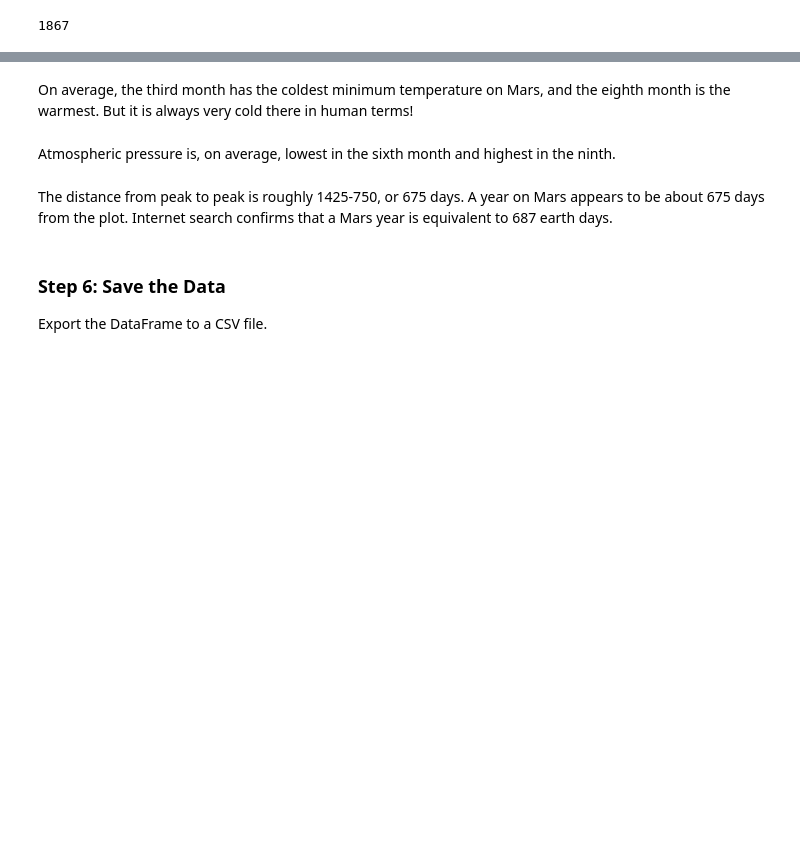
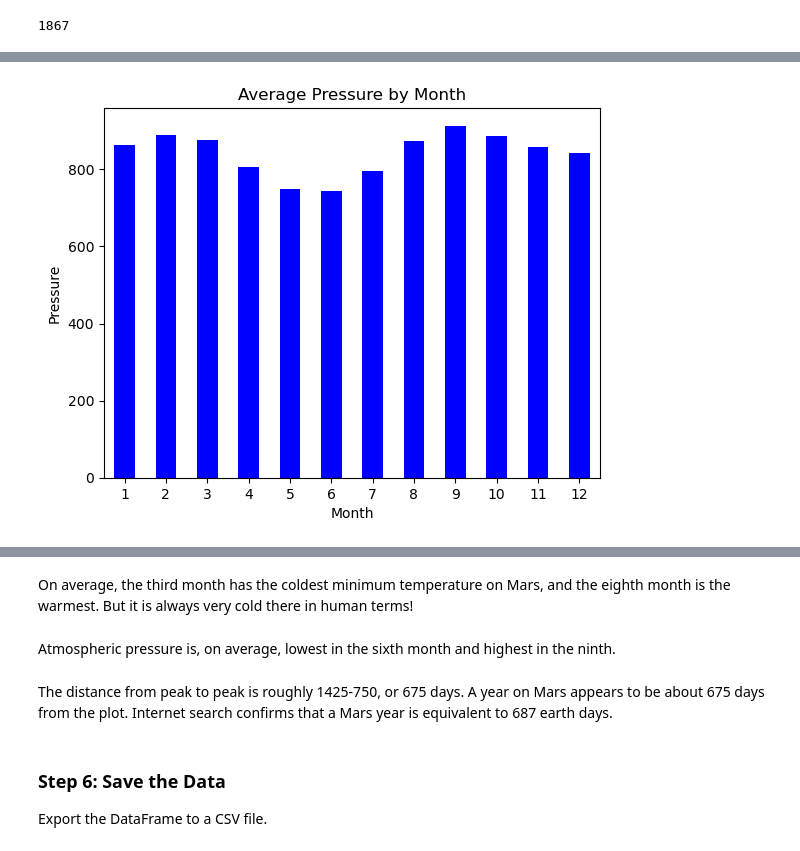
Before and after one commit to caraujo94/Module-11-Challenge, a Jupyter notebook: Starter_Code/part_2_mars_weather.ipynb, the cells around one changed output, grey strips where cells are left out. Saved outputs shown, nothing was run; the diff lists cells and outputs as text; code cells hidden in the pictures; blank space fills up the shorter version.

```diff
--- a/Starter_Code/part_2_mars_weather.ipynb
+++ b/Starter_Code/part_2_mars_weather.ipynb
@@ -163,3 +217,5 @@ Name: min_temp, dtype: float64
 # %%
 # 4. Average pressure by Martian month
+avg_pressure= df.groupby('month').agg({'pressure':'mean'})
+avg_pressure
 # %% [output]
@@ -187,0 +236,8 @@ Name: pressure, dtype: float64
+# %%
+# Plot the average pressure by month
+avg_pressure.plot.bar(title="Average Pressure by Month",
+                                   xlabel="Month", ylabel="Pressure",
+                                   legend=False, rot=0, color="blue")
+plt.show()
+# %% [output]
+[figure, added]
```
Also changed, not shown: parts of 22 cells of this notebook, 1 other file.
